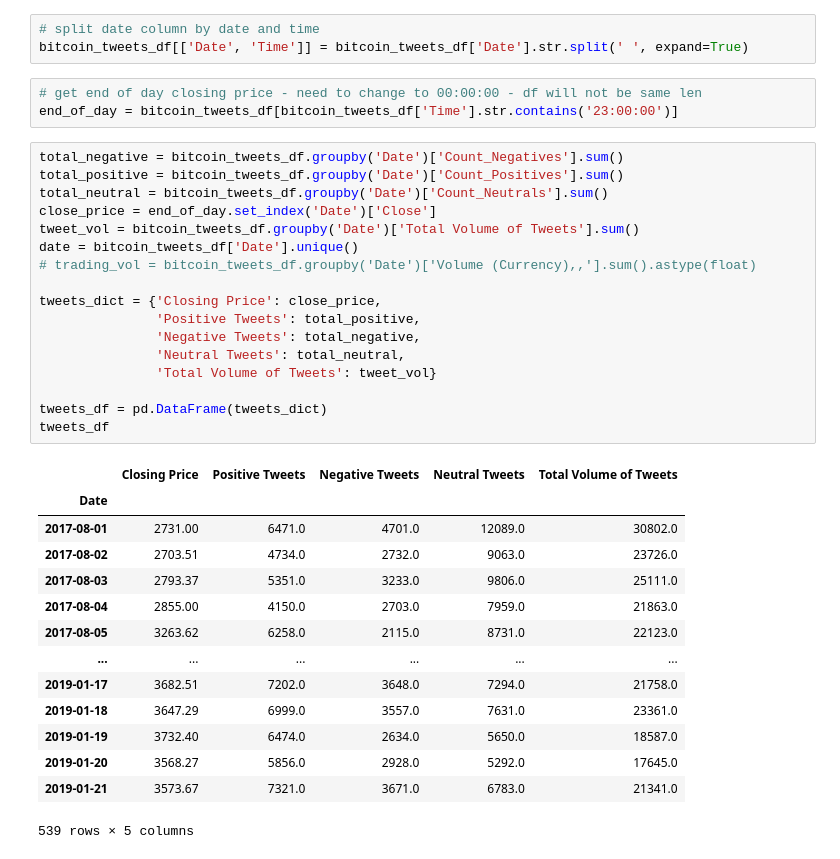
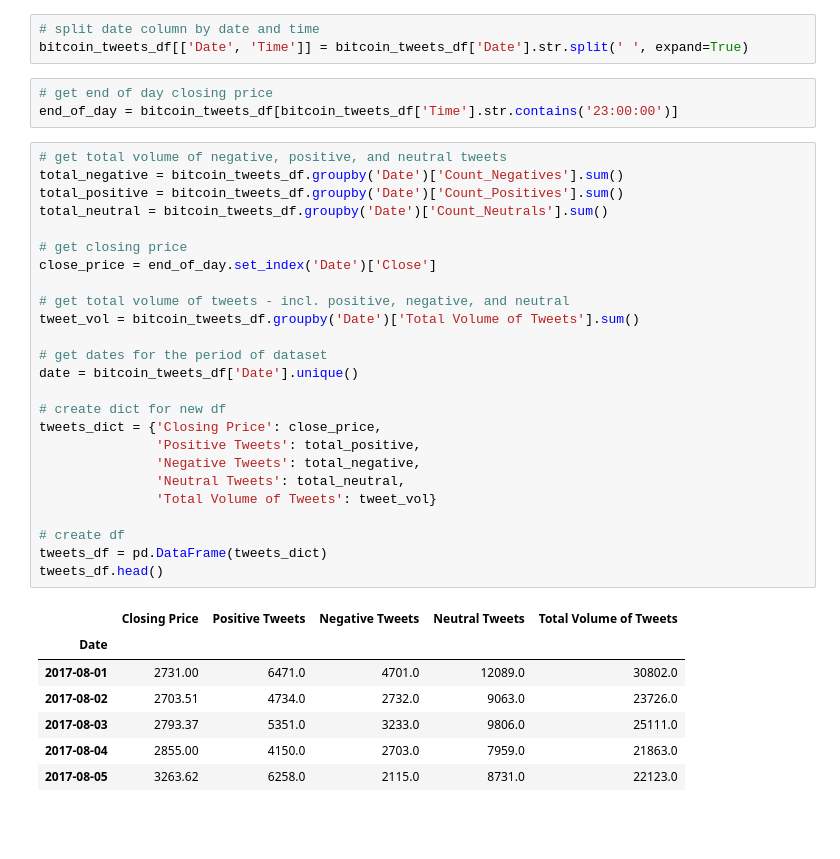
Before and after one commit to IrinaGV/Bitcoin-price-and-tweets, a Jupyter notebook: Bitcoin-price-and-tweets_pb.ipynb, the cells around one changed output. Saved outputs shown, nothing was run; the diff lists cells and outputs as text; blank space fills up the shorter version.

```diff
--- a/Bitcoin-price-and-tweets_pb.ipynb
+++ b/Bitcoin-price-and-tweets_pb.ipynb
@@ -36,38 +33,39 @@ bitcoin_tweets_df['Volume (Currency),,'] = bitcoin_tweets_df['Volume (Currency),
 # split date column by date and time
 bitcoin_tweets_df[['Date', 'Time']] = bitcoin_tweets_df['Date'].str.split(' ', expand=True)
 # %%
-# get end of day closing price - need to change to 00:00:00 - df will not be same len
+# get end of day closing price
 end_of_day = bitcoin_tweets_df[bitcoin_tweets_df['Time'].str.contains('23:00:00')]
 # %%
+# get total volume of negative, positive, and neutral tweets
 total_negative = bitcoin_tweets_df.groupby('Date')['Count_Negatives'].sum()
 total_positive = bitcoin_tweets_df.groupby('Date')['Count_Positives'].sum()
 total_neutral = bitcoin_tweets_df.groupby('Date')['Count_Neutrals'].sum()
+
+# get closing price
 close_price = end_of_day.set_index('Date')['Close']
+
+# get total volume of tweets - incl. positive, negative, and neutral
 tweet_vol = bitcoin_tweets_df.groupby('Date')['Total Volume of Tweets'].sum()
+
+# get dates for the period of dataset
 date = bitcoin_tweets_df['Date'].unique()
-# trading_vol = bitcoin_tweets_df.groupby('Date')['Volume (Currency),,'].sum().astype(float)
 
+# create dict for new df
 tweets_dict = {'Closing Price': close_price,
                'Positive Tweets': total_positive,
                'Negative Tweets': total_negative,
                'Neutral Tweets': total_neutral,
                'Total Volume of Tweets': tweet_vol}
 
+# create df
 tweets_df = pd.DataFrame(tweets_dict)
-tweets_df
+tweets_df.head()
 # %% [output]
 |  | Closing Price | Positive Tweets | Negative Tweets | Neutral Tweets | Total Volume of Tweets |
 | Date |  |  |  |  |  |
 | 2017-08-01 | 2731.00 | 6471.0 | 4701.0 | 12089.0 | 30802.0 |
 | 2017-08-02 | 2703.51 | 4734.0 | 2732.0 | 9063.0 | 23726.0 |
 | 2017-08-03 | 2793.37 | 5351.0 | 3233.0 | 9806.0 | 25111.0 |
 | 2017-08-04 | 2855.00 | 4150.0 | 2703.0 | 7959.0 | 21863.0 |
 | 2017-08-05 | 3263.62 | 6258.0 | 2115.0 | 8731.0 | 22123.0 |
-| ... | ... | ... | ... | ... | ... |
-| 2019-01-17 | 3682.51 | 7202.0 | 3648.0 | 7294.0 | 21758.0 |
-| 2019-01-18 | 3647.29 | 6999.0 | 3557.0 | 7631.0 | 23361.0 |
-| 2019-01-19 | 3732.40 | 6474.0 | 2634.0 | 5650.0 | 18587.0 |
-| 2019-01-20 | 3568.27 | 5856.0 | 2928.0 | 5292.0 | 17645.0 |
-| 2019-01-21 | 3573.67 | 7321.0 | 3671.0 | 6783.0 | 21341.0 |
-539 rows × 5 columns
 # %%
```
Also changed, not shown: parts of 11 cells of this notebook, 26 other files.
